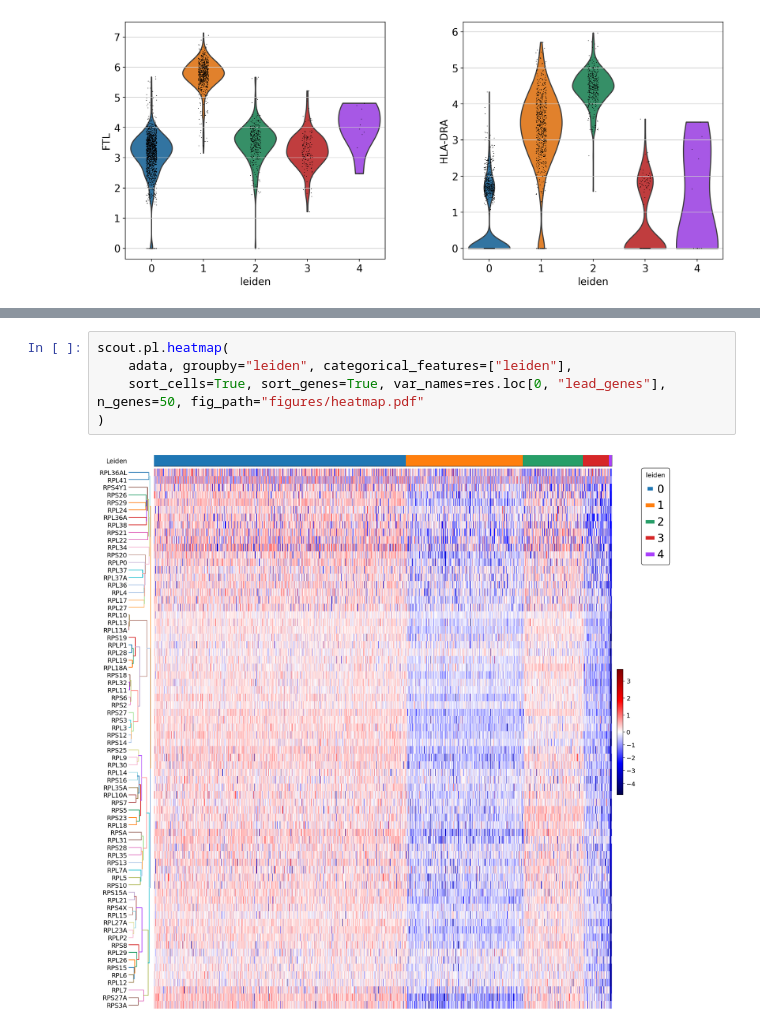
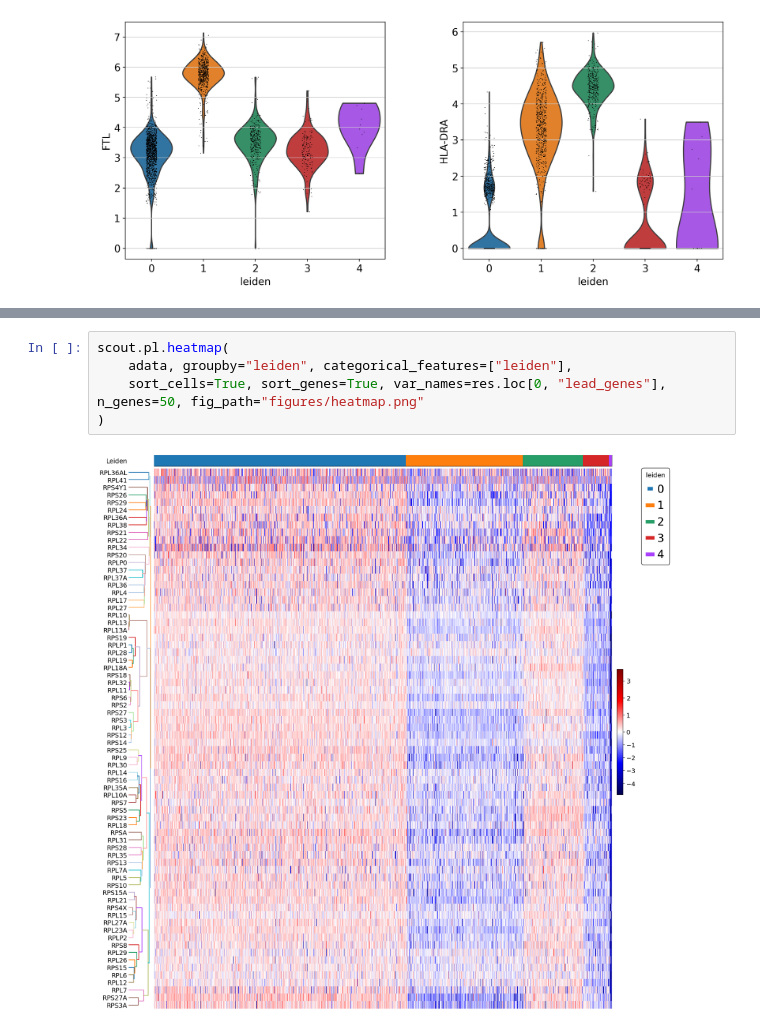
Before and after one commit to lutrarutra/scoup, a Jupyter notebook: examples.ipynb, the cells around one changed output, grey strips where cells are left out. Saved outputs shown, nothing was run; the diff lists cells and outputs as text.

Commit message:
added png plot

```diff
--- a/examples.ipynb
+++ b/examples.ipynb
@@ -94,7 +94,7 @@ scout.pl.gsea_volcano(res, fig_path="figures/gsea_volcano.pdf")
 # %%
 scout.pl.heatmap(
     adata, groupby="leiden", categorical_features=["leiden"],
-    sort_cells=True, sort_genes=True, var_names=res.loc[0, "lead_genes"], n_genes=50, fig_path="figures/heatmap.pdf"
+    sort_cells=True, sort_genes=True, var_names=res.loc[0, "lead_genes"], n_genes=50, fig_path="figures/heatmap.png"
 )
 # %% [output]
-[figure, old version]
+[figure, new version]
```
Also changed, not shown: parts of 6 cells of this notebook, 6 other files.
